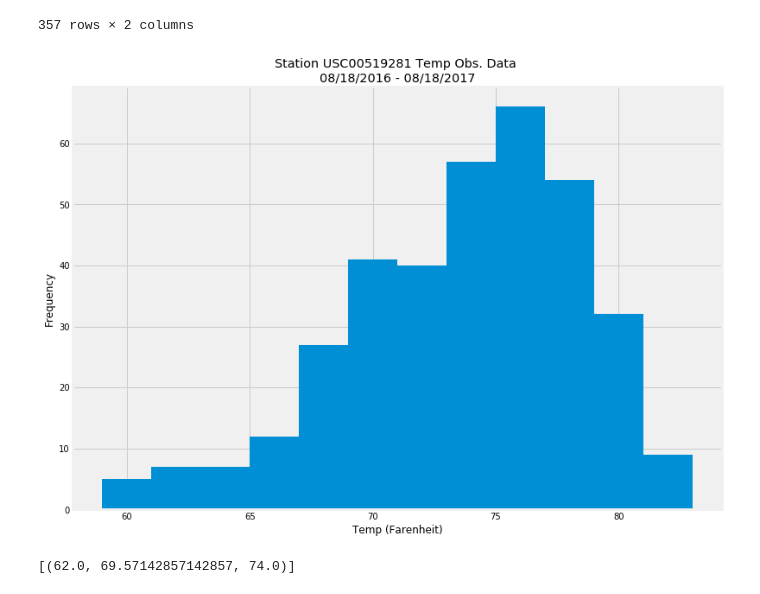
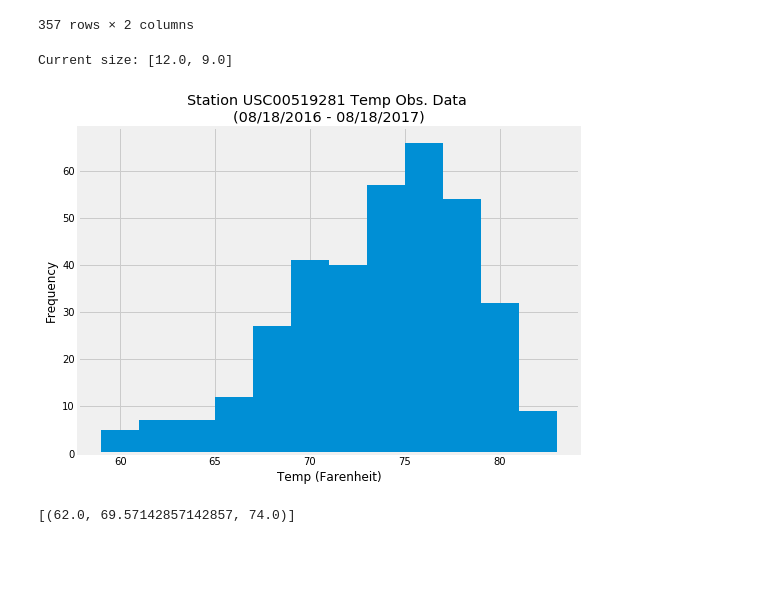
Before and after one commit to VallieTracy/sqlalchemy-challenge, a Jupyter notebook: main.ipynb, the cells around one changed output. Cells and saved outputs as stored; diff of their text form; code cells hidden in the pictures; blank space fills up the shorter version.

Commit message:
clean thru histogram

```diff
--- a/main.ipynb
+++ b/main.ipynb
@@ -275,15 +268,29 @@ tobs_df
 | 355 | 2017-08-17 | 76.0 |
 | 356 | 2017-08-18 | 79.0 |
 357 rows × 2 columns
+# %%
+# Because I resized the default graph size for Date/Prcp, need to resize for histogram
+fig_size = plt.rcParams["figure.figsize"]
+
+# Tells me what my current fig size is
+print("Current size:", fig_size)
+
+# Set figure width to 8 and height to 6
+fig_size[0] = 8
+fig_size[1] = 6
+plt.rcParams["figure.figsize"] = fig_size
+# %% [output]
+Current size: [12.0, 9.0]
 # %%
+# Plot histogram with bins=12
 plt.hist(tobs_df['tobs'], bins=12)
 plt.xlabel('Temp (Farenheit)')
 plt.ylabel('Frequency')
 plt.title("Station USC00519281 Temp Obs. Data \n"
-          "08/18/2016 - 08/18/2017")
+          "(08/18/2016 - 08/18/2017)")
 plt.show()
 # %% [output]
-[figure, old version]
+[figure, new version]
 # %%
 # This function called `calc_temps` will accept start date and end date in the format '%Y-%m-%d'
 # and return the minimum, average, and maximum temperatures for that range of dates
```
Also changed, not shown: parts of 12 cells of this notebook.
